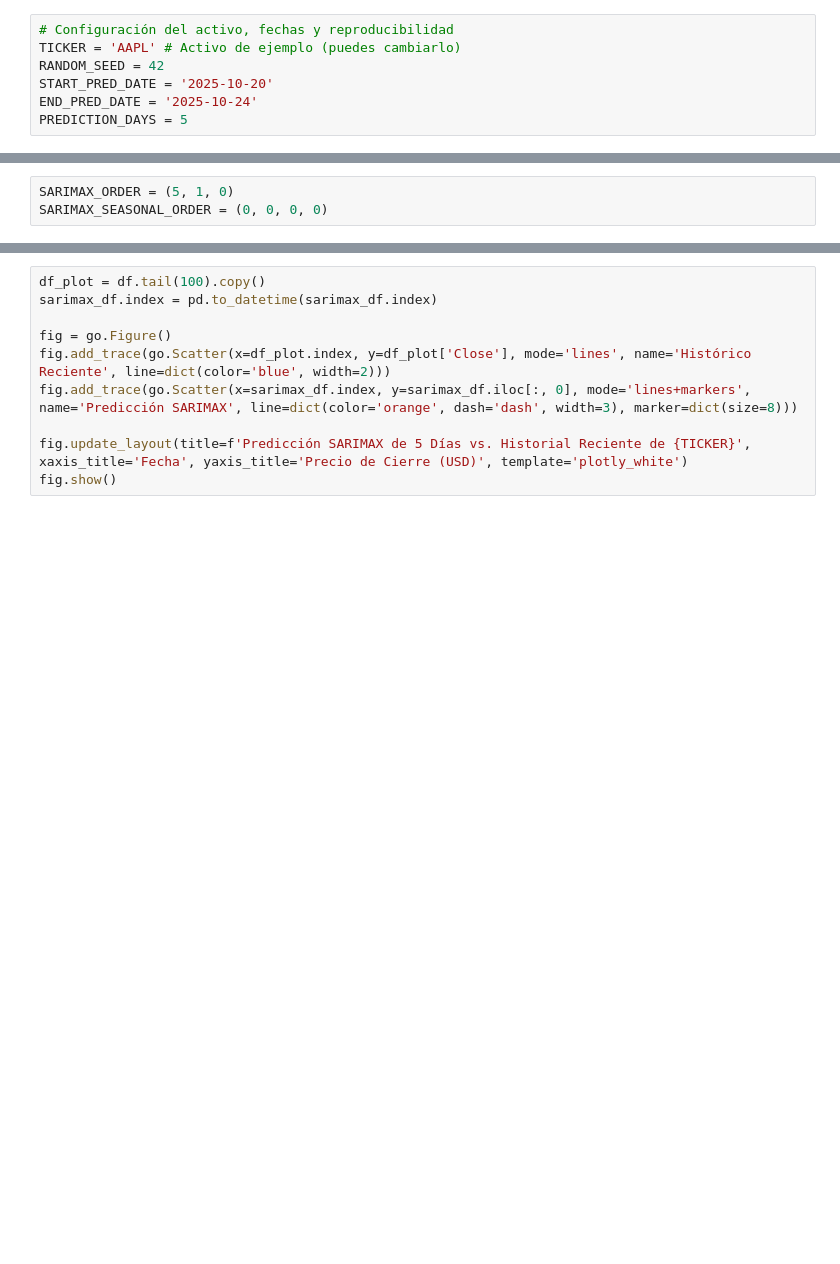
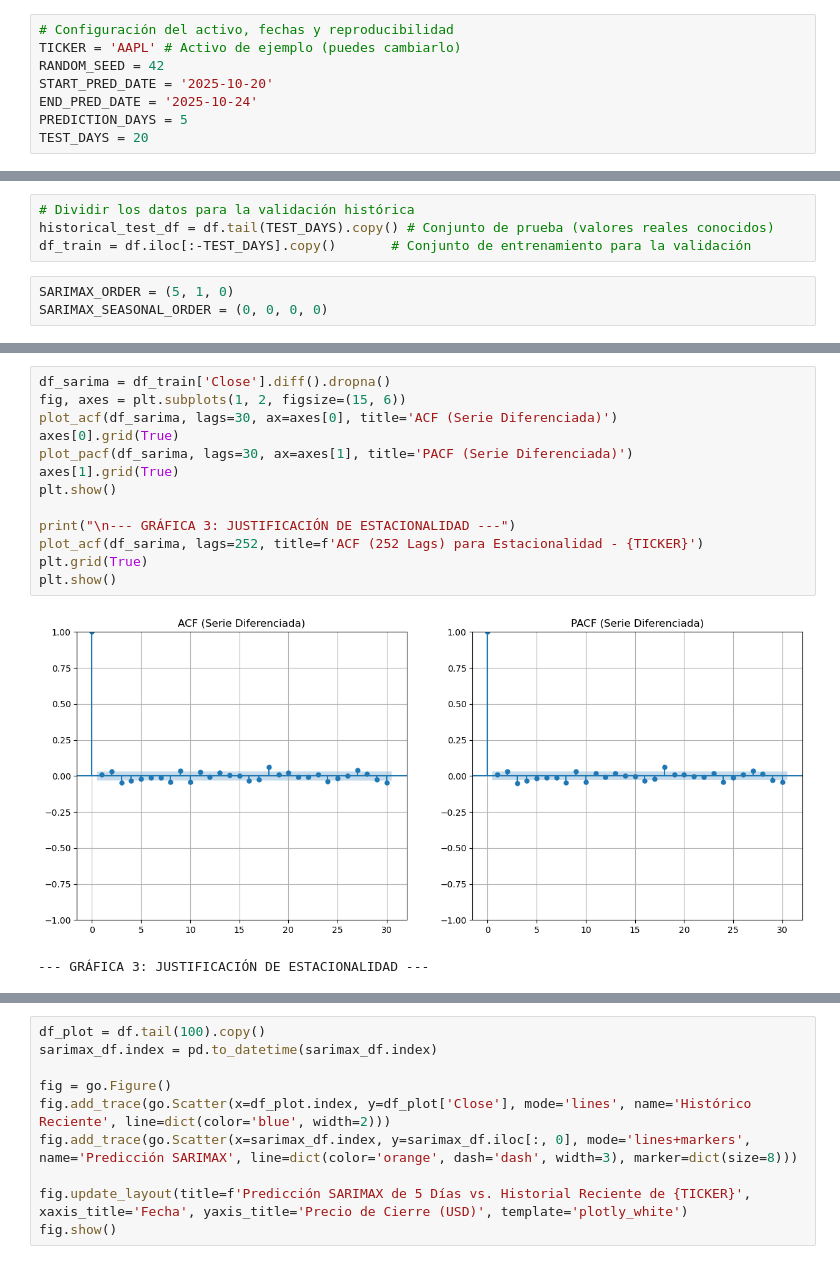
Before and after one commit to Diegocanales1/SARIMAX-y-FFNN, a Jupyter notebook: Sarimax, ffnn.ipynb, the cells around one changed output, grey strips where cells are left out. Cells and saved outputs as stored; diff of their text form; blank space fills up the shorter version.

```diff
--- a/Sarimax, ffnn.ipynb
+++ b/Sarimax, ffnn.ipynb
@@ -18,6 +18,7 @@ RANDOM_SEED = 42
 START_PRED_DATE = '2025-10-20'
 END_PRED_DATE = '2025-10-24'
 PREDICTION_DAYS = 5
+TEST_DAYS = 20
 # %%
 # Fijar semillas
 np.random.seed(RANDOM_SEED)
@@ -81,3 +73,7 @@ plt.show()
+# %%
+# Dividir los datos para la validación histórica
+historical_test_df = df.tail(TEST_DAYS).copy() # Conjunto de prueba (valores reales conocidos)
+df_train = df.iloc[:-TEST_DAYS].copy()       # Conjunto de entrenamiento para la validación
 # %%
 SARIMAX_ORDER = (5, 1, 0)
 SARIMAX_SEASONAL_ORDER = (0, 0, 0, 0)
@@ -107,0 +110,16 @@ No supported index is available. In the next version, calling this method in a m
+# %%
+df_sarima = df_train['Close'].diff().dropna()
+fig, axes = plt.subplots(1, 2, figsize=(15, 6))
+plot_acf(df_sarima, lags=30, ax=axes[0], title='ACF (Serie Diferenciada)')
+axes[0].grid(True)
+plot_pacf(df_sarima, lags=30, ax=axes[1], title='PACF (Serie Diferenciada)')
+axes[1].grid(True)
+plt.show()
+
+print("\n--- GRÁFICA 3: JUSTIFICACIÓN DE ESTACIONALIDAD ---")
+plot_acf(df_sarima, lags=252, title=f'ACF (252 Lags) para Estacionalidad - {TICKER}')
+plt.grid(True)
+plt.show()
+# %% [output]
+[figure, added]
+--- GRÁFICA 3: JUSTIFICACIÓN DE ESTACIONALIDAD ---
```
Also changed, not shown: parts of 21 cells of this notebook.
